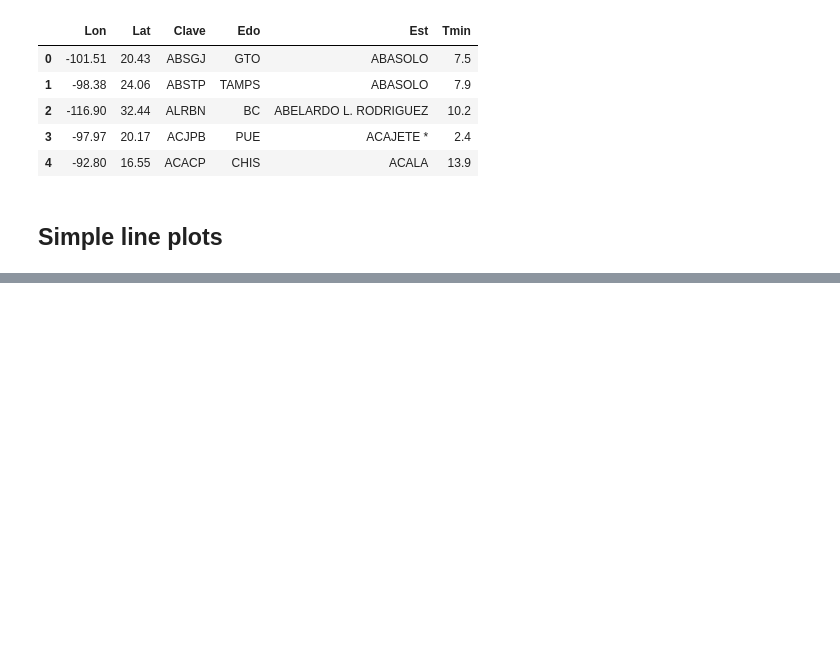
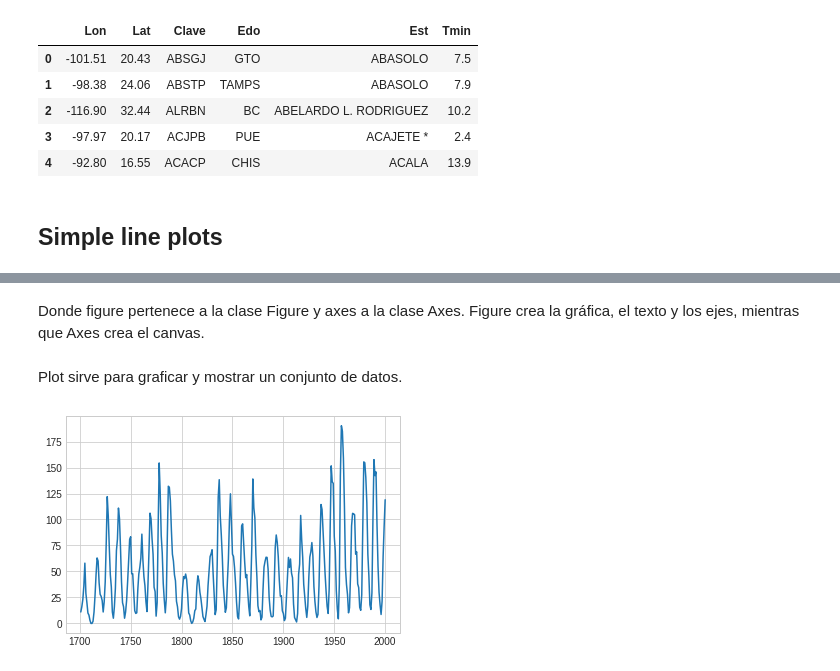
Before and after one commit to DCIDA2019/da2019-anaisabelotodo, a Jupyter notebook: Semana3/Tarea/Tarea.ipynb, the cells around one changed output, grey strips where cells are left out. Drawn from its saved outputs; the diff is of its cells as text; code cells hidden in the pictures; blank space fills up the shorter version.

```diff
--- a/Semana3/Tarea/Tarea.ipynb
+++ b/Semana3/Tarea/Tarea.ipynb
@@ -71,0 +81,11 @@ temp_minima_2018.head()
+# %% [markdown]
+Donde figure pertenece a la clase Figure y axes a la clase Axes. Figure crea la gráfica, el texto y los ejes, mientras que Axes crea el canvas.
+# %% [markdown]
+Plot sirve para graficar y mostrar un conjunto de datos.
+# %%
+# Graficamos las manchas solares contra el año
+fig = plt.figure()
+ax = plt.axes()
+ax.plot(anios, manchas);
+# %% [output]
+[figure, added]
```
Also changed, not shown: parts of 52 cells of this notebook.
